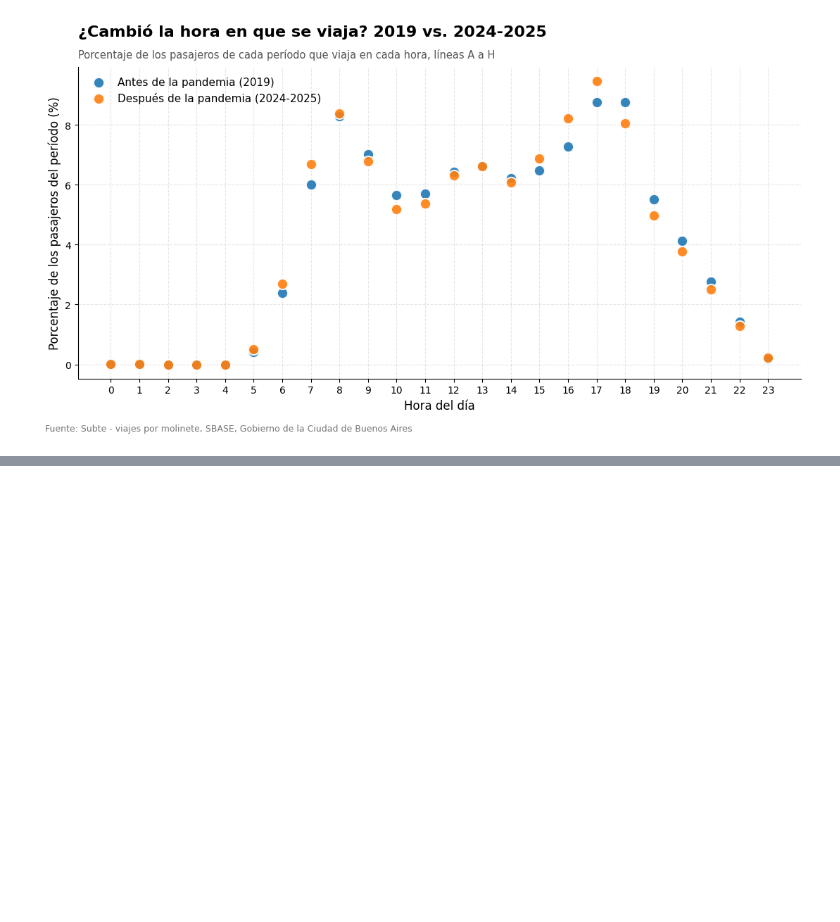
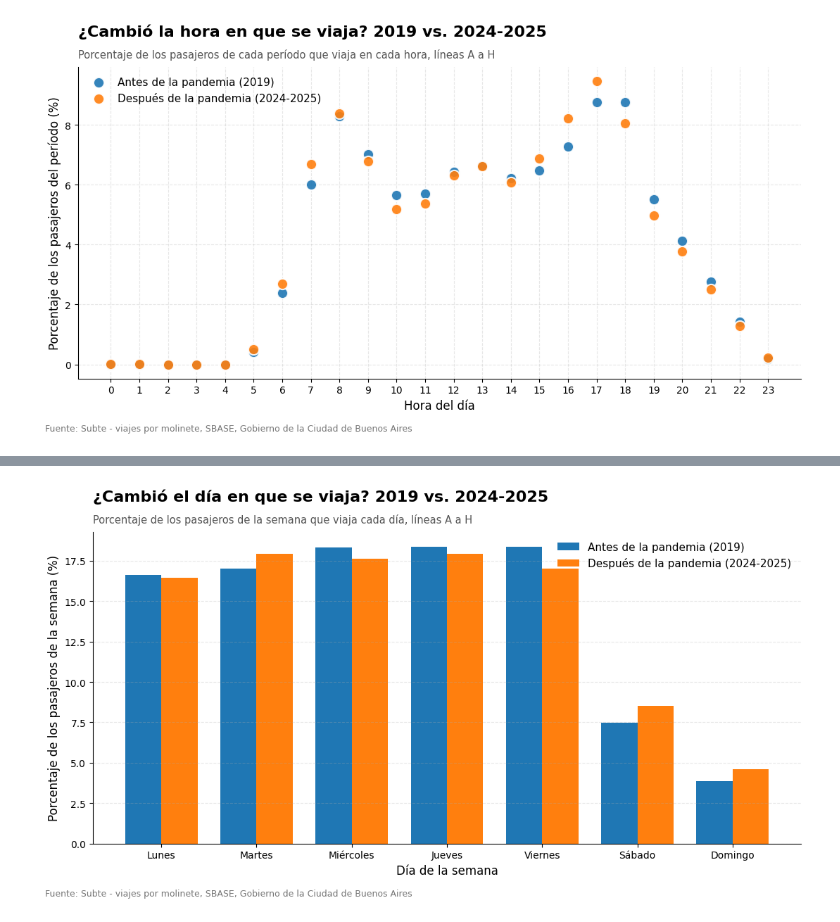
Before and after one commit to julia-iza/Trabajo-Practico-Laboratorio, a Jupyter notebook: analisis_subte.ipynb, the cells around one changed output, grey strips where cells are left out. Drawn from its saved outputs; the diff is of its cells as text; code cells hidden in the pictures; blank space fills up the shorter version.

```diff
--- a/analisis_subte.ipynb
+++ b/analisis_subte.ipynb
@@ -422,0 +555,82 @@ En el contexto de la pregunta del trabajo, el resultado es que el subte **no rec
+# %%
+import pandas as pd
+import numpy as np
+import matplotlib.pyplot as plt
+
+# Solo líneas A a H (sin Premetro)
+lineas = ["LineaA", "LineaB", "LineaC", "LineaD", "LineaE", "LineaH"]
+df_sub = df[df["linea"].isin(lineas)]
+
+antes = df_sub[df_sub["anio"] == 2019].copy()
+despues = df_sub[df_sub["anio"].isin([2024, 2025])].copy()
+
+dias = ["Lunes", "Martes", "Miércoles", "Jueves", "Viernes", "Sábado", "Domingo"]
+
+def perfil_semanal(d):
+    d["fecha"] = pd.to_datetime(d["fecha"])
+    # Total de pasajeros de cada día calendario
+    por_fecha = d.groupby("fecha")["total"].sum()
+    # Promedio por día de la semana
+    promedio = por_fecha.groupby(por_fecha.index.dayofweek).mean()
+    promedio.index = dias
+    # Porcentaje de los pasajeros de la semana que viaja cada día
+    porcentaje = promedio / promedio.sum() * 100
+    return promedio, porcentaje
+
+prom_antes, pct_antes = perfil_semanal(antes)
+prom_despues, pct_despues = perfil_semanal(despues)
+
+# Gráfico de barras agrupadas
+azul = "#1f77b4"
+naranja = "#ff7f0e"
+x = np.arange(len(dias))
+ancho = 0.38
+
+fig, ax = plt.subplots(figsize=(11, 6))
+
+ax.bar(x - ancho / 2, pct_antes.values, ancho, color=azul,
+       label="Antes de la pandemia (2019)")
+ax.bar(x + ancho / 2, pct_despues.values, ancho, color=naranja,
+       label="Después de la pandemia (2024-2025)")
+
+ax.set_title("¿Cambió el día en que se viaja? 2019 vs. 2024-2025",
+             fontsize=16, fontweight="bold", loc="left", pad=32)
+ax.text(0, 1.03,
+        "Porcentaje de los pasajeros de la semana que viaja cada día, líneas A a H",
+        transform=ax.transAxes, fontsize=10.5, color="#555555")
+
+ax.set_xlabel("Día de la semana", fontsize=12)
+ax.set_ylabel("Porcentaje de los pasajeros de la semana (%)", fontsize=12)
+ax.set_xticks(x)
+ax.set_xticklabels(dias)
+ax.grid(axis="y", linestyle="--", alpha=0.3)
+ax.spines["top"].set_visible(False)
+ax.spines["right"].set_visible(False)
+ax.legend(frameon=False, fontsize=11)
+
+fig.text(0.01, 0.01,
+         "Fuente: Subte - viajes por molinete, SBASE, Gobierno de la Ciudad de Buenos Aires",
+         fontsize=9, color="#777777")
+
+plt.tight_layout(rect=[0, 0.03, 1, 1])
+plt.savefig("figuras_dia_antes_despues.png", dpi=300, bbox_inches="tight")
+plt.show()
+
+# Tablas para la interpretación
+print("Promedio de pasajeros por día (millones):")
+print((pd.DataFrame({"2019": prom_antes, "2024-2025": prom_despues}) / 1e6).round(3))
+print("\nDiferencia en puntos porcentuales (2024-2025 menos 2019):")
+print((pct_despues - pct_antes).round(2))
+# Variación en cantidad de pasajeros, 2024-2025 vs. 2019
+variacion = ((prom_despues / prom_antes - 1) * 100).round(1)
+print("Variación del promedio de pasajeros por día (%):")
+print(variacion)
+
+sem_antes, sem_despues = prom_antes.sum(), prom_despues.sum()
+print(f"\nPromedio semanal total: {sem_antes / 1e6:.2f} → {sem_despues / 1e6:.2f} millones "
+      f"({(sem_despues / sem_antes - 1) * 100:.1f} %)")
+
+# Control: cada período reparte el 100 % entre los 7 días
+print(f"Suma de cada período: {pct_antes.sum():.1f} % y {pct_despues.sum():.1f} %")
+# %% [output]
+[figure, added]
```
Also changed, not shown: parts of 15 cells of this notebook.
